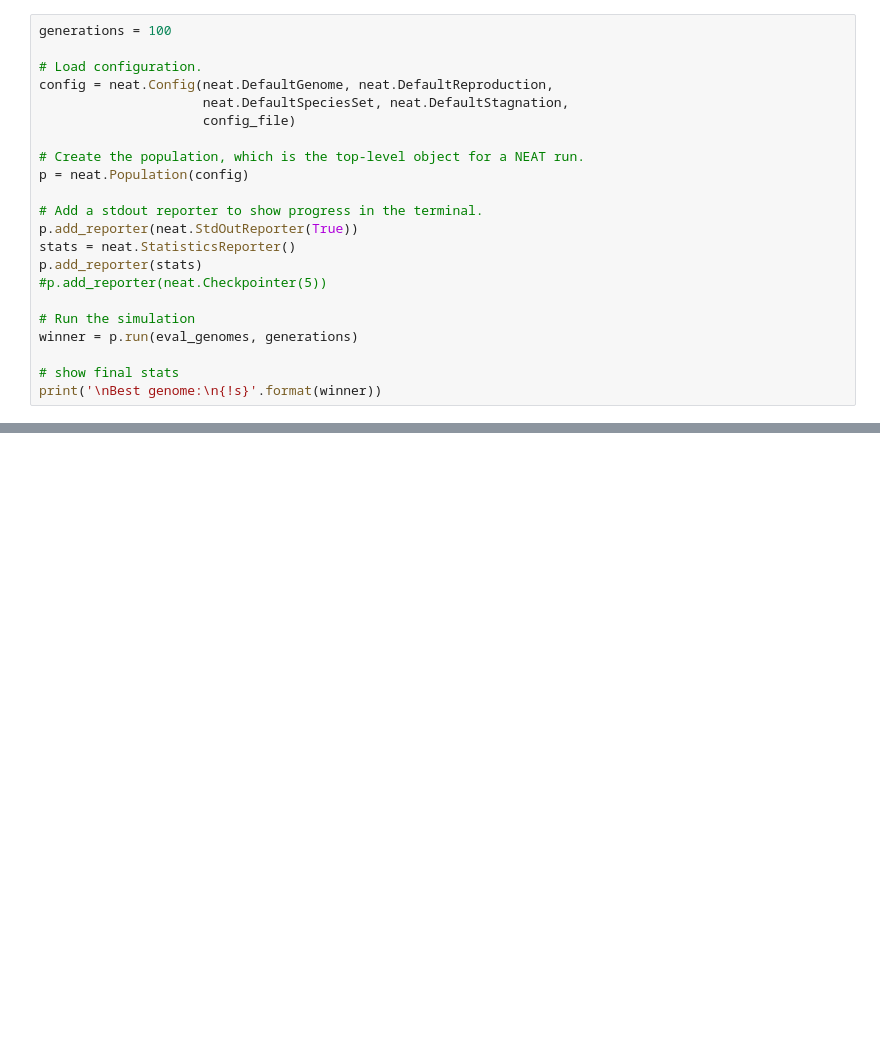
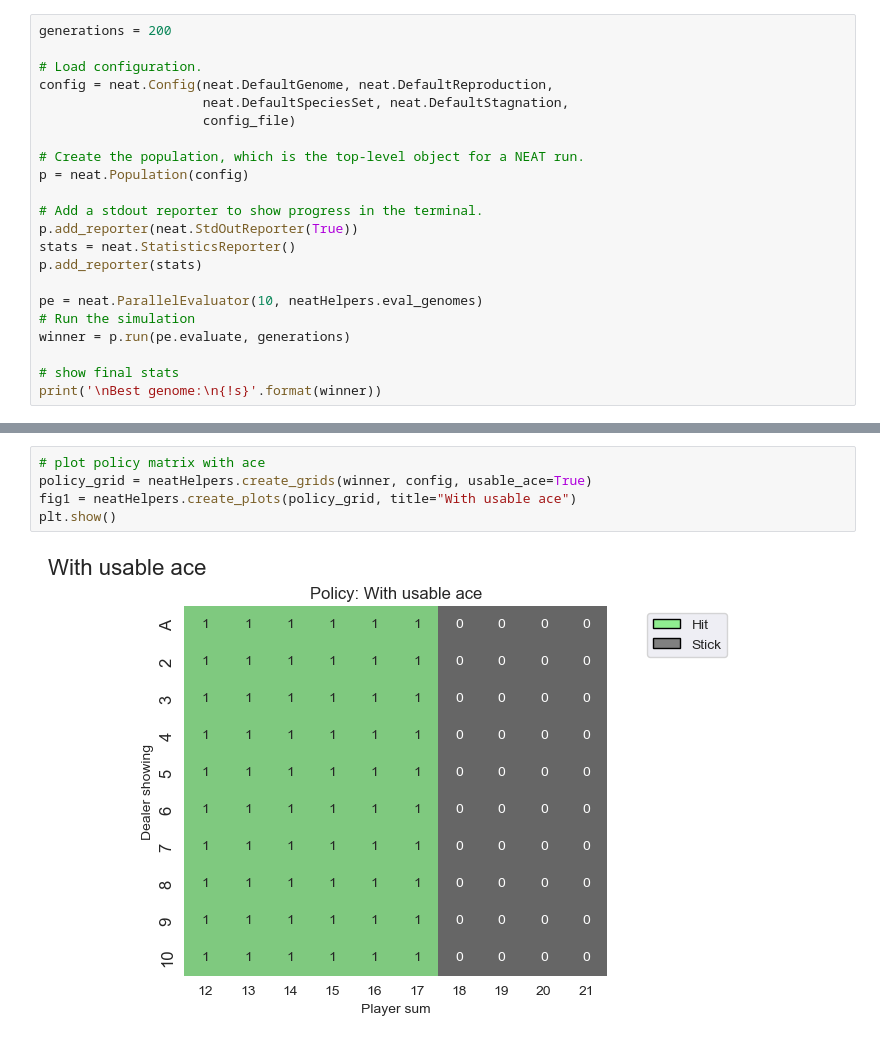
Before and after one commit to Famoose/blackjackers_reinf, a Jupyter notebook: neat-agent.ipynb, the cells around one changed output, grey strips where cells are left out. Saved outputs shown, nothing was run; the diff lists cells and outputs as text; blank space fills up the shorter version.

```diff
--- a/neat-agent.ipynb
+++ b/neat-agent.ipynb
@@ -50,5 +11,5 @@ def eval_genomes(genomes, config):
 # %%
-generations = 100
+generations = 200
 
 # Load configuration.
 config = neat.Config(neat.DefaultGenome, neat.DefaultReproduction,
@@ -62,10 +23,10 @@ p = neat.Population(config)
 p.add_reporter(neat.StdOutReporter(True))
 stats = neat.StatisticsReporter()
 p.add_reporter(stats)
-#p.add_reporter(neat.Checkpointer(5))
 
+pe = neat.ParallelEvaluator(10, neatHelpers.eval_genomes)
 # Run the simulation
-winner = p.run(eval_genomes, generations)
+winner = p.run(pe.evaluate, generations)
 
 # show final stats
 print('\nBest genome:\n{!s}'.format(winner))
@@ -120,0 +82,7 @@ print(win_rate)
+# %%
+# plot policy matrix with ace
+policy_grid = neatHelpers.create_grids(winner, config, usable_ace=True)
+fig1 = neatHelpers.create_plots(policy_grid, title="With usable ace")
+plt.show()
+# %% [output]
+[figure, added]
```
Also changed, not shown: parts of 8 cells of this notebook, 3 other files.
